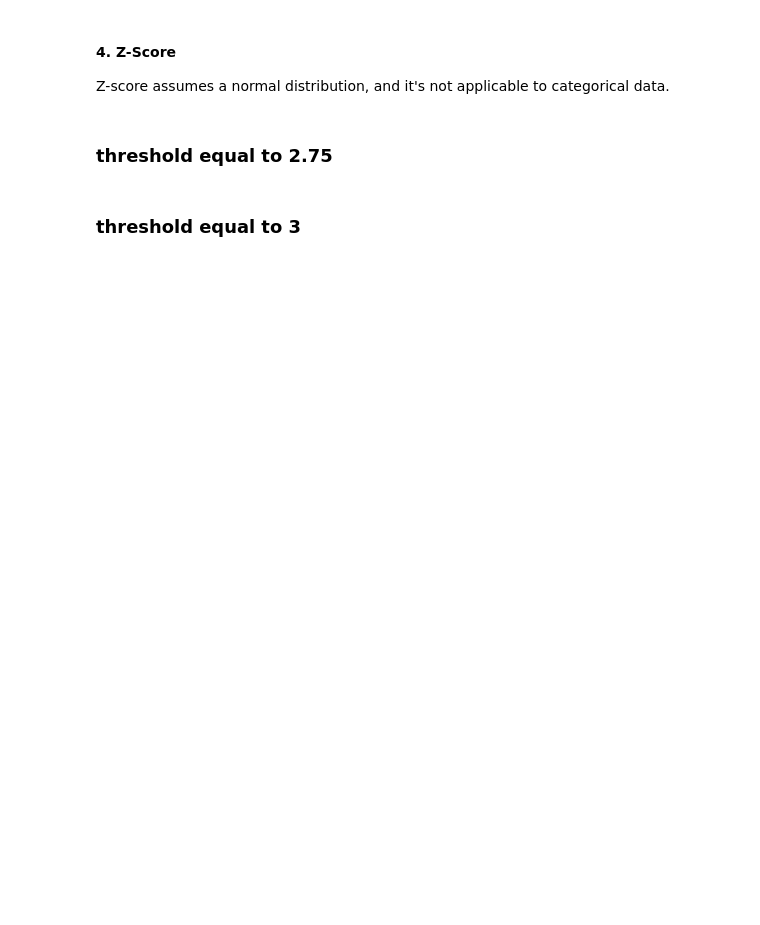
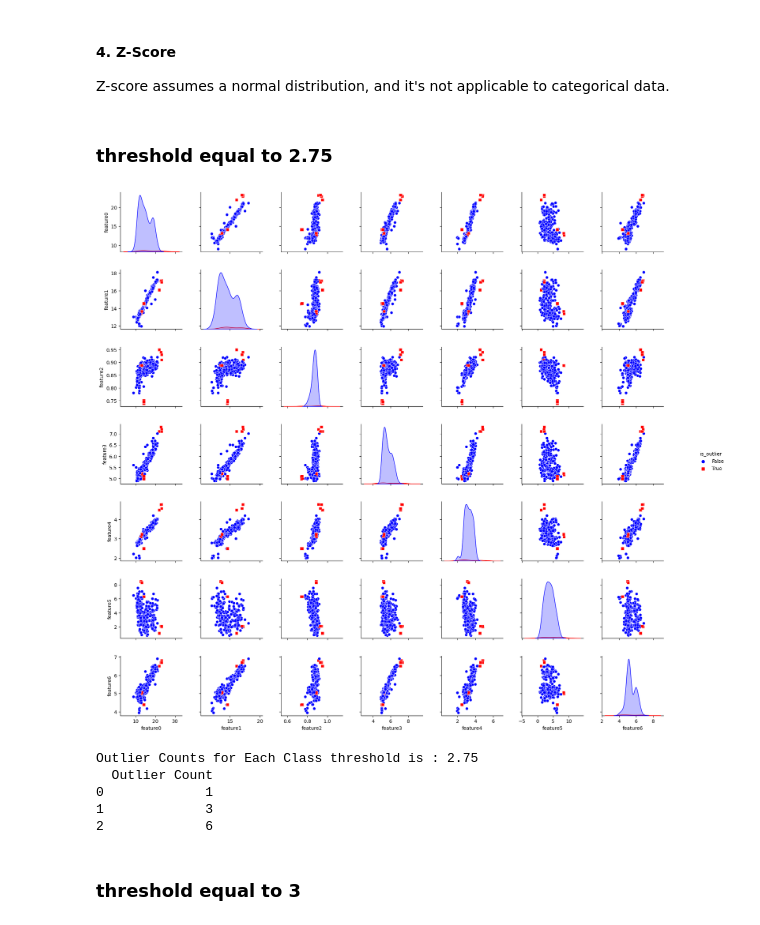
Before and after one commit to itsatefe/Pattern-Recognition, a Jupyter notebook: HW2/Multiclass Classification using Logestic Regression/Multi_Classifier.ipynb, the cells around one changed output. Saved outputs shown, nothing was run; the diff lists cells and outputs as text; code cells hidden in the pictures; blank space fills up the shorter version.

```diff
--- a/HW2/Multiclass Classification using Logestic Regression/Multi_Classifier.ipynb
+++ b/HW2/Multiclass Classification using Logestic Regression/Multi_Classifier.ipynb
@@ -87,7 +89,14 @@ def detect_outliers(dataset, threshold):
 # %% [markdown]
 ### threshold equal to 2.75
 # %%
-# outliers = detect_outliers(data, 2.75)
+outliers = detect_outliers(data, 2.75)
+# %% [output]
+[figure, added]
+Outlier Counts for Each Class threshold is : 2.75
+  Outlier Count
+0             1
+1             3
+2             6
 # %% [markdown]
 ### threshold equal to 3
 # %%
```
Also changed, not shown: parts of 2 cells of this notebook, 2 other files.
